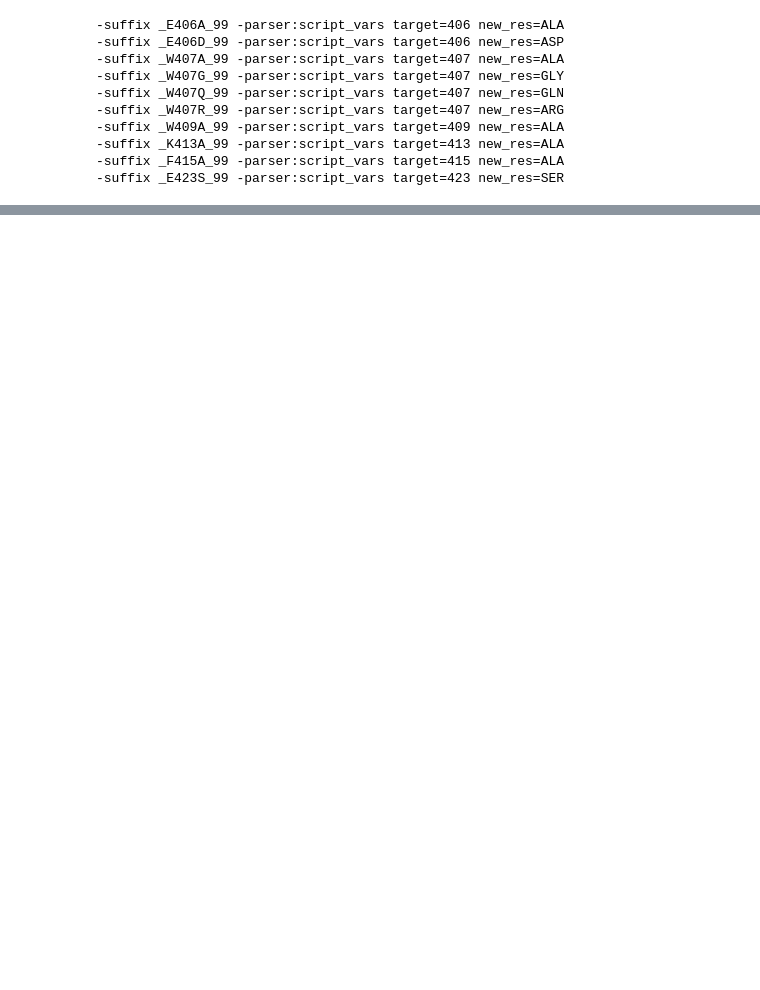
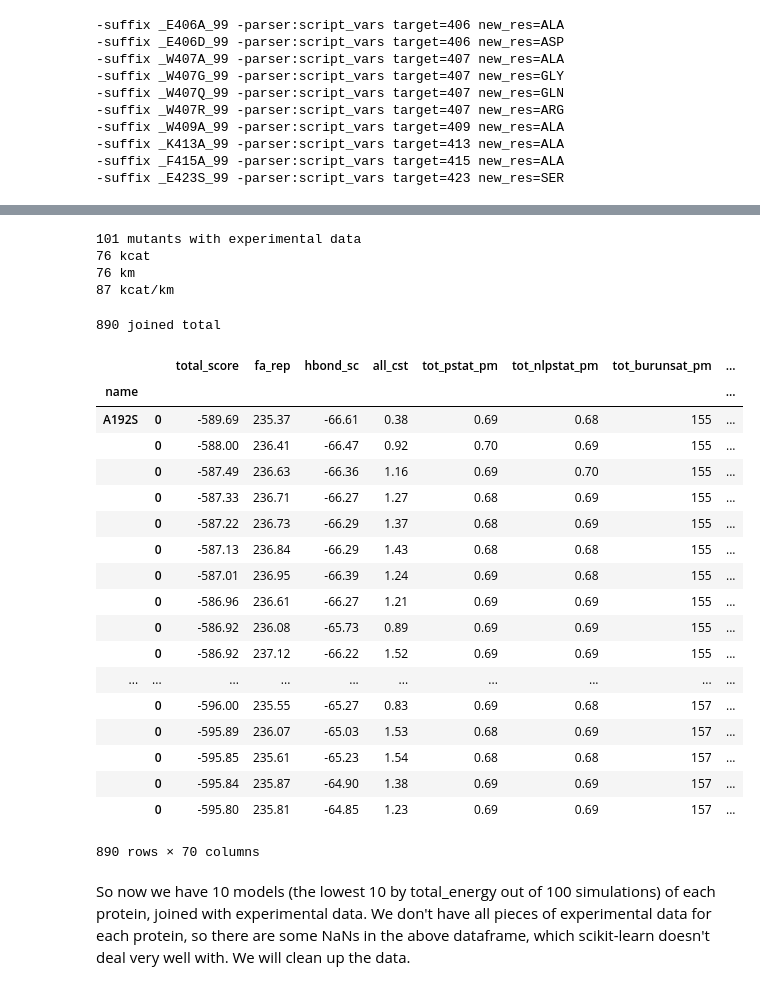
Before and after one commit to dacarlin/bagel-benchmark, a Jupyter notebook: Untitled.ipynb, the cells around one changed output, grey strips where cells are left out. Saved outputs shown, nothing was run; the diff lists cells and outputs as text; code cells hidden in the pictures; blank space fills up the shorter version.

Commit message:
Cleaned up

```diff
--- a/Untitled.ipynb
+++ b/Untitled.ipynb
@@ -81 +122,49 @@ df.describe()
+# %%
+# experimental data
+experimental = pandas.read_csv( '../bagel-data/clean_data/clean_for_pandas.csv', index_col='name' )
+
+# log and relative to wt
+wt = experimental.loc[ 'BglB' ]
+experimental.drop( [ 'BglB' ] )
+log_diff = log( experimental / wt )
+print len( log_diff ), 'mutants with experimental data'
+print len( log_diff.kcat.dropna() ), 'kcat'
+print len( log_diff.km.dropna() ), 'km'
+print len( log_diff.kcatkm.dropna() ), 'kcat/km'
+# %% [output]
+101 mutants with experimental data
+76 kcat
+76 km
+87 kcat/km
+# %%
+# join with models
+joined = df.join( log_diff )
+print len( joined ), 'joined total'
+
+# make a list of what we don't have data for
+# predict that list
+joined
+# %% [output]
+890 joined total
+|  |  | total_score | fa_rep | hbond_sc | all_cst | tot_pstat_pm | tot_nlpstat_pm | tot_burunsat_pm | ... |
+| name |  |  |  |  |  |  |  |  | ... |
+| A192S | 0 | -589.69 | 235.37 | -66.61 | 0.38 | 0.69 | 0.68 | 155 | ... |
+|  | 0 | -588.00 | 236.41 | -66.47 | 0.92 | 0.70 | 0.69 | 155 | ... |
+|  | 0 | -587.49 | 236.63 | -66.36 | 1.16 | 0.69 | 0.70 | 155 | ... |
+|  | 0 | -587.33 | 236.71 | -66.27 | 1.27 | 0.68 | 0.69 | 155 | ... |
+|  | 0 | -587.22 | 236.73 | -66.29 | 1.37 | 0.68 | 0.69 | 155 | ... |
+|  | 0 | -587.13 | 236.84 | -66.29 | 1.43 | 0.68 | 0.68 | 155 | ... |
+|  | 0 | -587.01 | 236.95 | -66.39 | 1.24 | 0.69 | 0.68 | 155 | ... |
+|  | 0 | -586.96 | 236.61 | -66.27 | 1.21 | 0.69 | 0.69 | 155 | ... |
+|  | 0 | -586.92 | 236.08 | -65.73 | 0.89 | 0.69 | 0.69 | 155 | ... |
+|  | 0 | -586.92 | 237.12 | -66.22 | 1.52 | 0.69 | 0.69 | 155 | ... |
+| ... | ... | ... | ... | ... | ... | ... | ... | ... | ... |
+|  | 0 | -596.00 | 235.55 | -65.27 | 0.83 | 0.69 | 0.68 | 157 | ... |
+|  | 0 | -595.89 | 236.07 | -65.03 | 1.53 | 0.68 | 0.69 | 157 | ... |
+|  | 0 | -595.85 | 235.61 | -65.23 | 1.54 | 0.68 | 0.68 | 157 | ... |
+|  | 0 | -595.84 | 235.87 | -64.90 | 1.38 | 0.69 | 0.69 | 157 | ... |
+|  | 0 | -595.80 | 235.81 | -64.85 | 1.23 | 0.69 | 0.69 | 157 | ... |
+890 rows × 70 columns
+# %% [markdown]
+So now we have 10 models (the lowest 10 by total_energy out of 100 simulations) of each protein, joined with experimental data. We don't have all pieces of experimental data for each protein, so there are some NaNs in the above dataframe, which scikit-learn doesn't deal very well with. We will clean up the data.
 # %%
```
Also changed, not shown: parts of 13 cells of this notebook, 2 other files.
